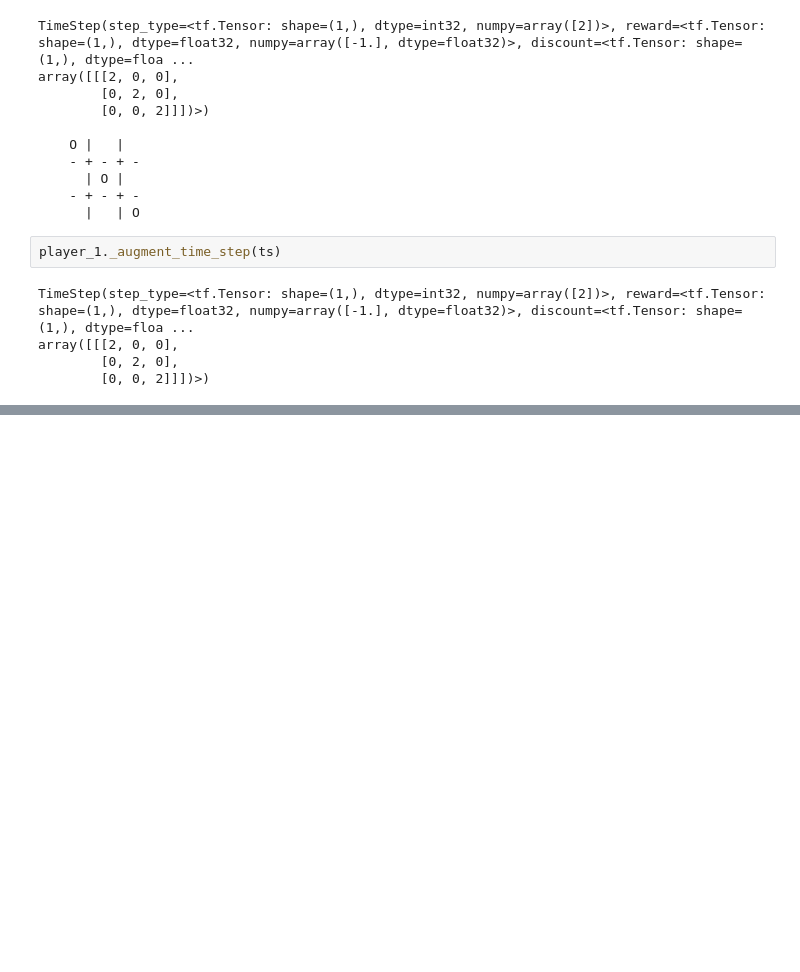
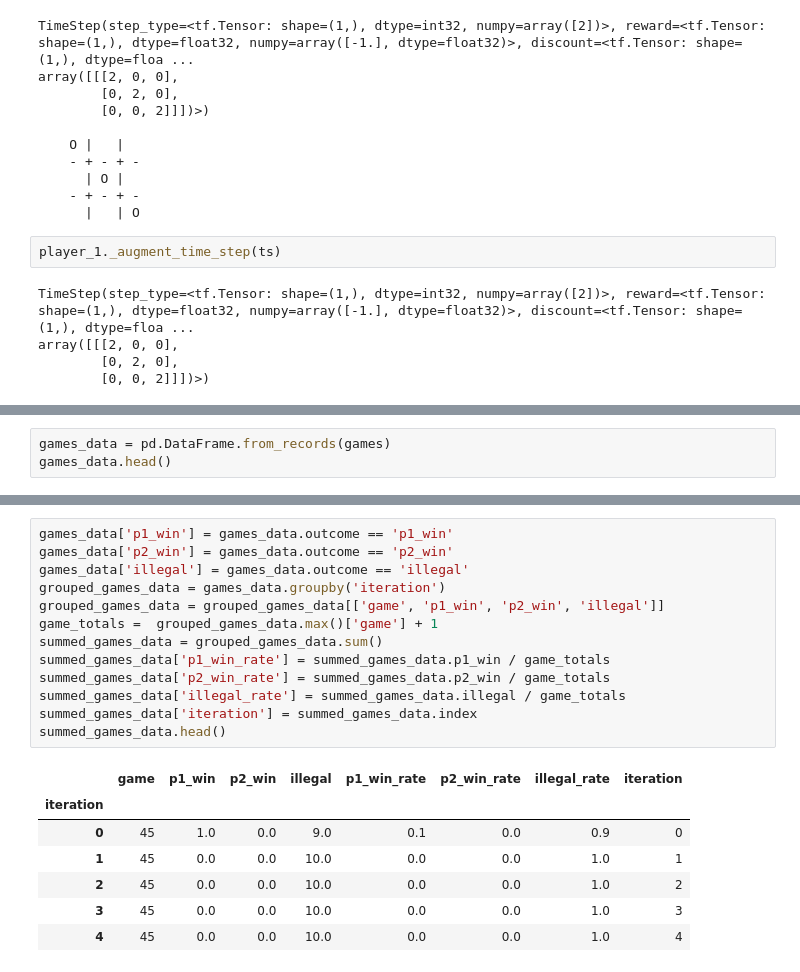
Before and after one commit to DylanCope/Multi-Agent-RL-with-TF, a Jupyter notebook: DMARL with TF-Agents.ipynb, the cells around one changed output, grey strips where cells are left out. Cells and saved outputs as stored; diff of their text form; blank space fills up the shorter version.

```diff
--- a/DMARL with TF-Agents.ipynb
+++ b/DMARL with TF-Agents.ipynb
@@ -405,0 +732,3 @@ array([[[2, 0, 0],
+# %%
+games_data = pd.DataFrame.from_records(games)
+games_data.head()
@@ -405,0 +752,21 @@ array([[[2, 0, 0],
+# %%
+games_data['p1_win'] = games_data.outcome == 'p1_win'
+games_data['p2_win'] = games_data.outcome == 'p2_win'
+games_data['illegal'] = games_data.outcome == 'illegal'
+grouped_games_data = games_data.groupby('iteration')
+grouped_games_data = grouped_games_data[['game', 'p1_win', 'p2_win', 'illegal']]
+game_totals =  grouped_games_data.max()['game'] + 1
+summed_games_data = grouped_games_data.sum()
+summed_games_data['p1_win_rate'] = summed_games_data.p1_win / game_totals
+summed_games_data['p2_win_rate'] = summed_games_data.p2_win / game_totals
+summed_games_data['illegal_rate'] = summed_games_data.illegal / game_totals
+summed_games_data['iteration'] = summed_games_data.index
+summed_games_data.head()
+# %% [output]
+|  | game | p1_win | p2_win | illegal | p1_win_rate | p2_win_rate | illegal_rate | iteration |
+| iteration |  |  |  |  |  |  |  |  |
+| 0 | 45 | 1.0 | 0.0 | 9.0 | 0.1 | 0.0 | 0.9 | 0 |
+| 1 | 45 | 0.0 | 0.0 | 10.0 | 0.0 | 0.0 | 1.0 | 1 |
+| 2 | 45 | 0.0 | 0.0 | 10.0 | 0.0 | 0.0 | 1.0 | 2 |
+| 3 | 45 | 0.0 | 0.0 | 10.0 | 0.0 | 0.0 | 1.0 | 3 |
+| 4 | 45 | 0.0 | 0.0 | 10.0 | 0.0 | 0.0 | 1.0 | 4 |
```
Also changed, not shown: parts of 27 cells of this notebook.
